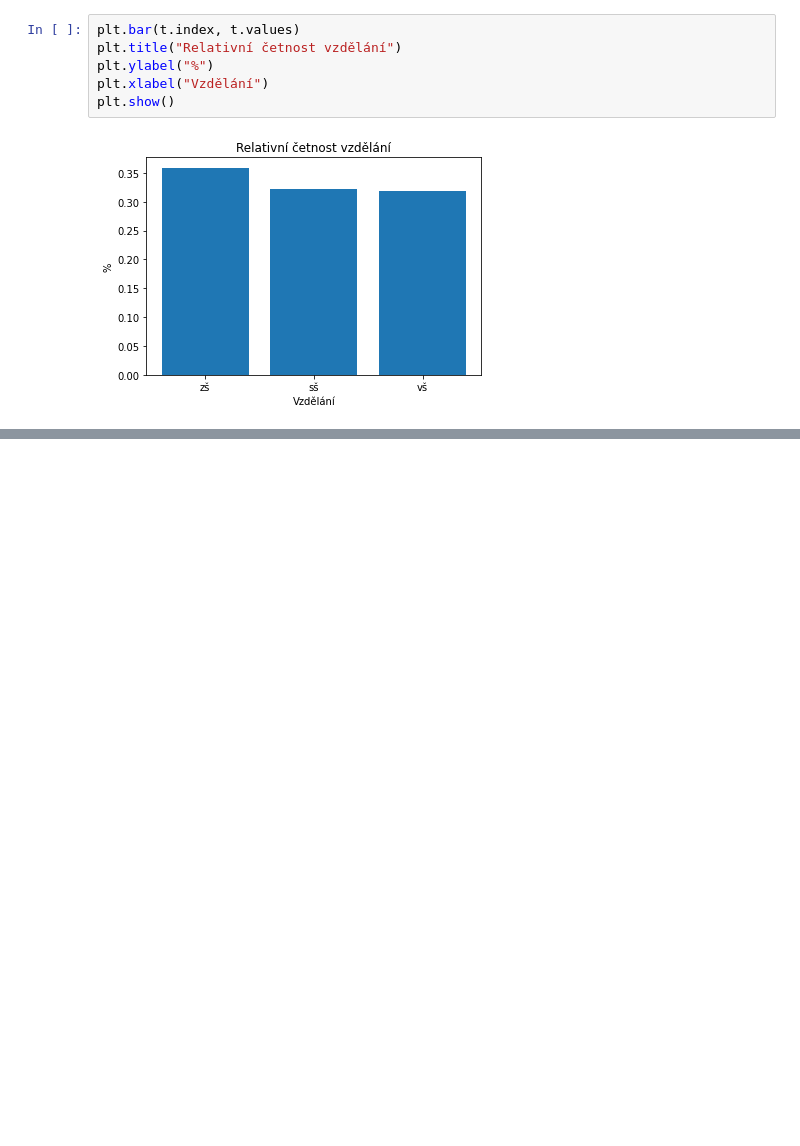
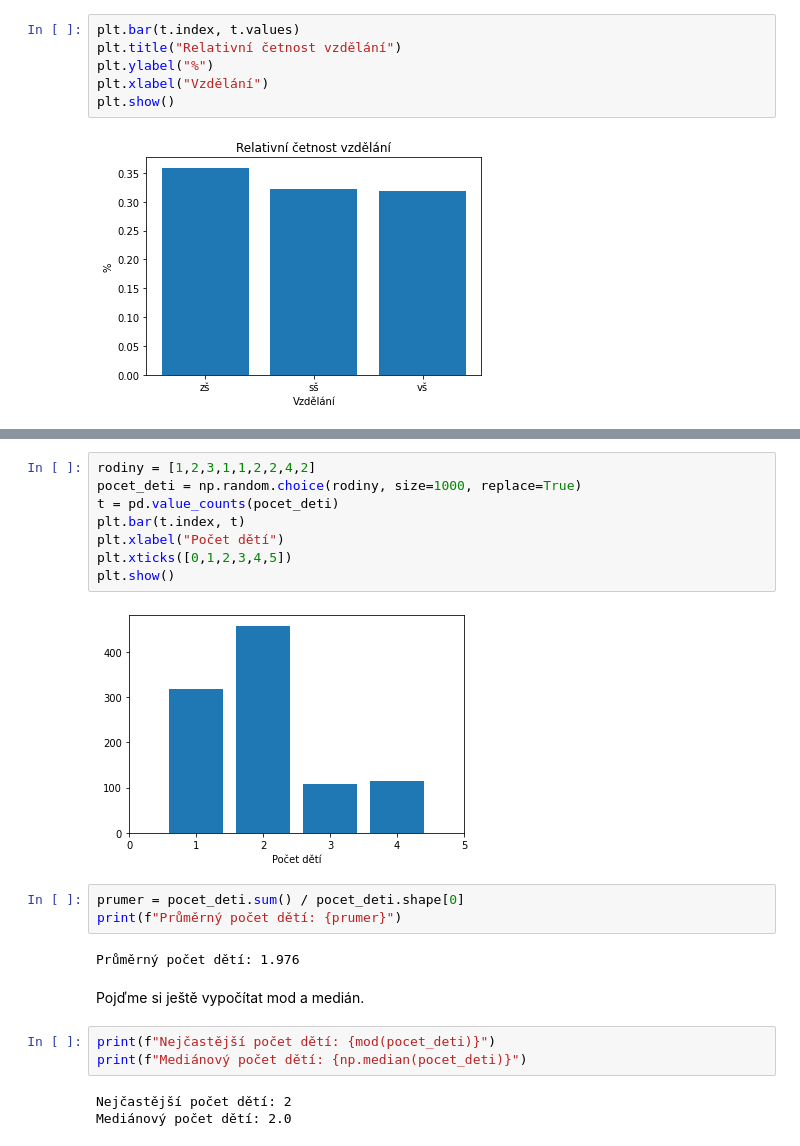
Before and after one commit to schubertjan/cuni, a Jupyter notebook: stats/cviceni/cviceni_1/popisna_statistika.ipynb, the cells around one changed output, grey strips where cells are left out. Saved outputs shown, nothing was run; the diff lists cells and outputs as text; blank space fills up the shorter version.

```diff
--- a/stats/cviceni/cviceni_1/popisna_statistika.ipynb
+++ b/stats/cviceni/cviceni_1/popisna_statistika.ipynb
@@ -110,0 +115,23 @@ plt.show()
+# %%
+rodiny = [1,2,3,1,1,2,2,4,2]
+pocet_deti = np.random.choice(rodiny, size=1000, replace=True)
+t = pd.value_counts(pocet_deti)
+plt.bar(t.index, t)
+plt.xlabel("Počet dětí")
+plt.xticks([0,1,2,3,4,5])
+plt.show()
+# %% [output]
+[figure, added]
+# %%
+prumer = pocet_deti.sum() / pocet_deti.shape[0]
+print(f"Průměrný počet dětí: {prumer}")
+# %% [output]
+Průměrný počet dětí: 1.976
+# %% [markdown]
+Pojďme si ještě vypočítat mod a medián.
+# %%
+print(f"Nejčastější počet dětí: {mod(pocet_deti)}")
+print(f"Mediánový počet dětí: {np.median(pocet_deti)}")
+# %% [output]
+Nejčastější počet dětí: 2
+Mediánový počet dětí: 2.0
```
Also changed, not shown: parts of 10 cells of this notebook.
